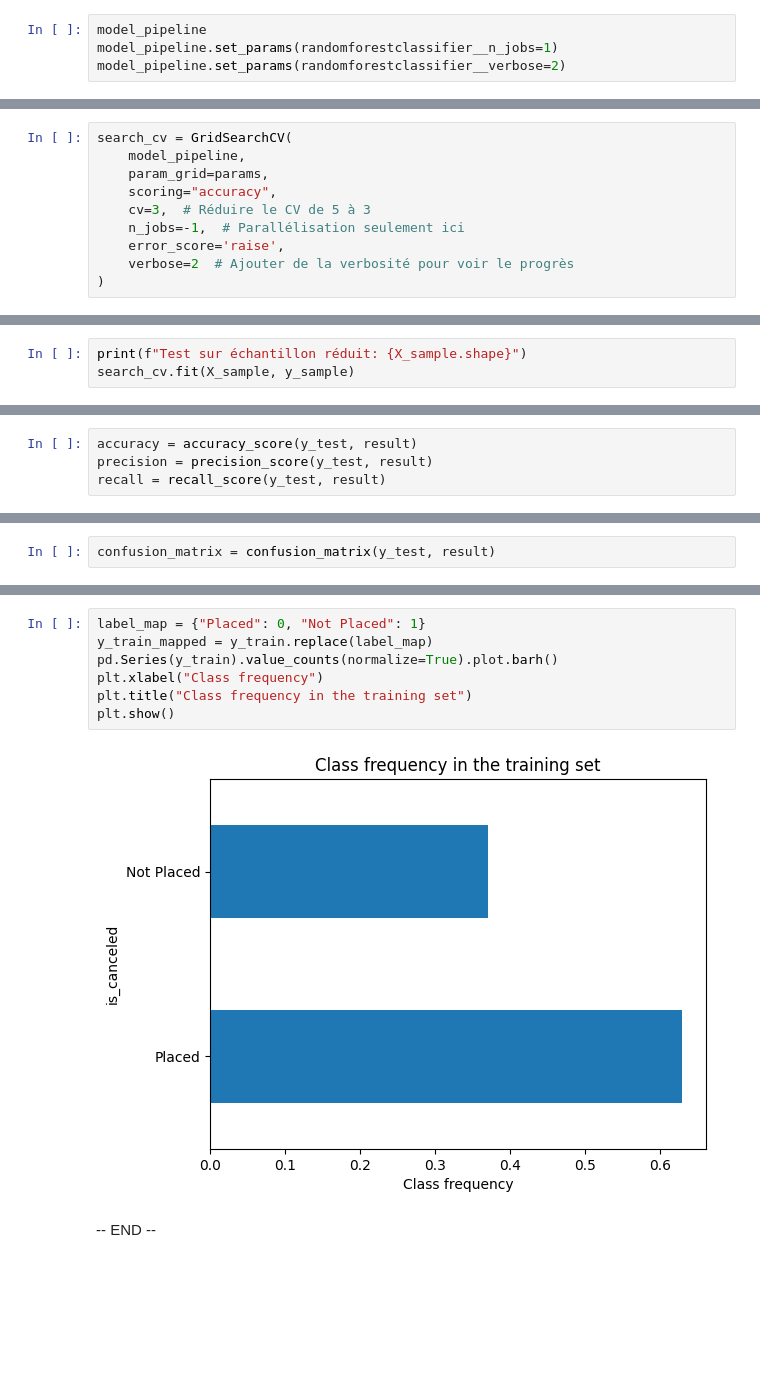
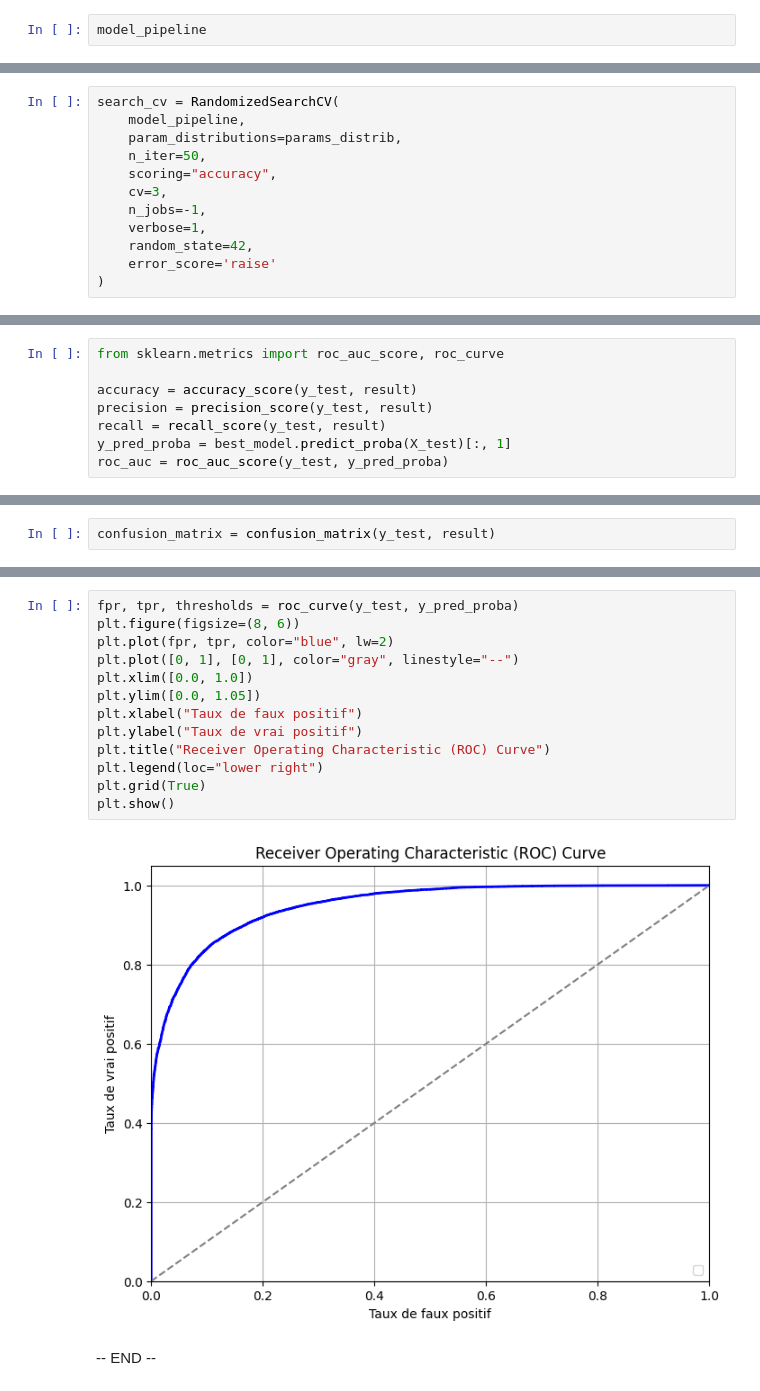
Before and after one commit to mandresyandri/hotel-booking-cancelation, a Jupyter notebook: model_build/hyperparameter_tuning.ipynb, the cells around one changed output, grey strips where cells are left out. Saved outputs shown, nothing was run; the diff lists cells and outputs as text; blank space fills up the shorter version.

```diff
--- a/model_build/hyperparameter_tuning.ipynb
+++ b/model_build/hyperparameter_tuning.ipynb
@@ -127,7 +87,5 @@ for obj in result_model.get('Contents'):
 # %%
 model_pipeline
-model_pipeline.set_params(randomforestclassifier__n_jobs=1)
-model_pipeline.set_params(randomforestclassifier__verbose=2)
 # %% [output]
 Pipeline(steps=[('columntransformer',
                  ColumnTransformer(remainder='passthrough',
@@ -161,10 +119,12 @@ params = {
 # %%
-search_cv = GridSearchCV(
+search_cv = RandomizedSearchCV(
     model_pipeline,
-    param_grid=params,
+    param_distributions=params_distrib,
+    n_iter=50,
     scoring="accuracy",
-    cv=3,  # Réduire le CV de 5 à 3
-    n_jobs=-1,  # Parallélisation seulement ici
-    error_score='raise',
-    verbose=2  # Ajouter de la verbosité pour voir le progrès
+    cv=3,
+    n_jobs=-1,
+    verbose=1,
+    random_state=42,
+    error_score='raise'
 )
@@ -178,3 +130,0 @@ X_sample, _, y_sample, _ = train_test_split(
-# %%
-print(f"Test sur échantillon réduit: {X_sample.shape}")
-search_cv.fit(X_sample, y_sample)
@@ -464,7 +184,11 @@ result = best_model.predict(X_test)
 # %%
+from sklearn.metrics import roc_auc_score, roc_curve
+
 accuracy = accuracy_score(y_test, result)
 precision = precision_score(y_test, result)
 recall = recall_score(y_test, result)
+y_pred_proba = best_model.predict_proba(X_test)[:, 1]
+roc_auc = roc_auc_score(y_test, y_pred_proba)
 # %%
 print(f"The accuracy score : {accuracy*100:.3f}%")
 print(f"The precision score: {precision*100:.3f}%")
@@ -485,11 +208,17 @@ y_train = y_train.map(label_map)
 # %%
-label_map = {"Placed": 0, "Not Placed": 1}
-y_train_mapped = y_train.replace(label_map)
-pd.Series(y_train).value_counts(normalize=True).plot.barh()
-plt.xlabel("Class frequency")
-plt.title("Class frequency in the training set")
+fpr, tpr, thresholds = roc_curve(y_test, y_pred_proba)
+plt.figure(figsize=(8, 6))
+plt.plot(fpr, tpr, color="blue", lw=2)
+plt.plot([0, 1], [0, 1], color="gray", linestyle="--")
+plt.xlim([0.0, 1.0])
+plt.ylim([0.0, 1.05])
+plt.xlabel("Taux de faux positif")
+plt.ylabel("Taux de vrai positif")
+plt.title("Receiver Operating Characteristic (ROC) Curve")
+plt.legend(loc="lower right")
+plt.grid(True)
 plt.show()
 # %% [output]
-[figure, old version]
+[figure, new version]
 # %% [markdown]
 -- END --
```
Also changed, not shown: parts of 23 cells of this notebook, 1 other file.
